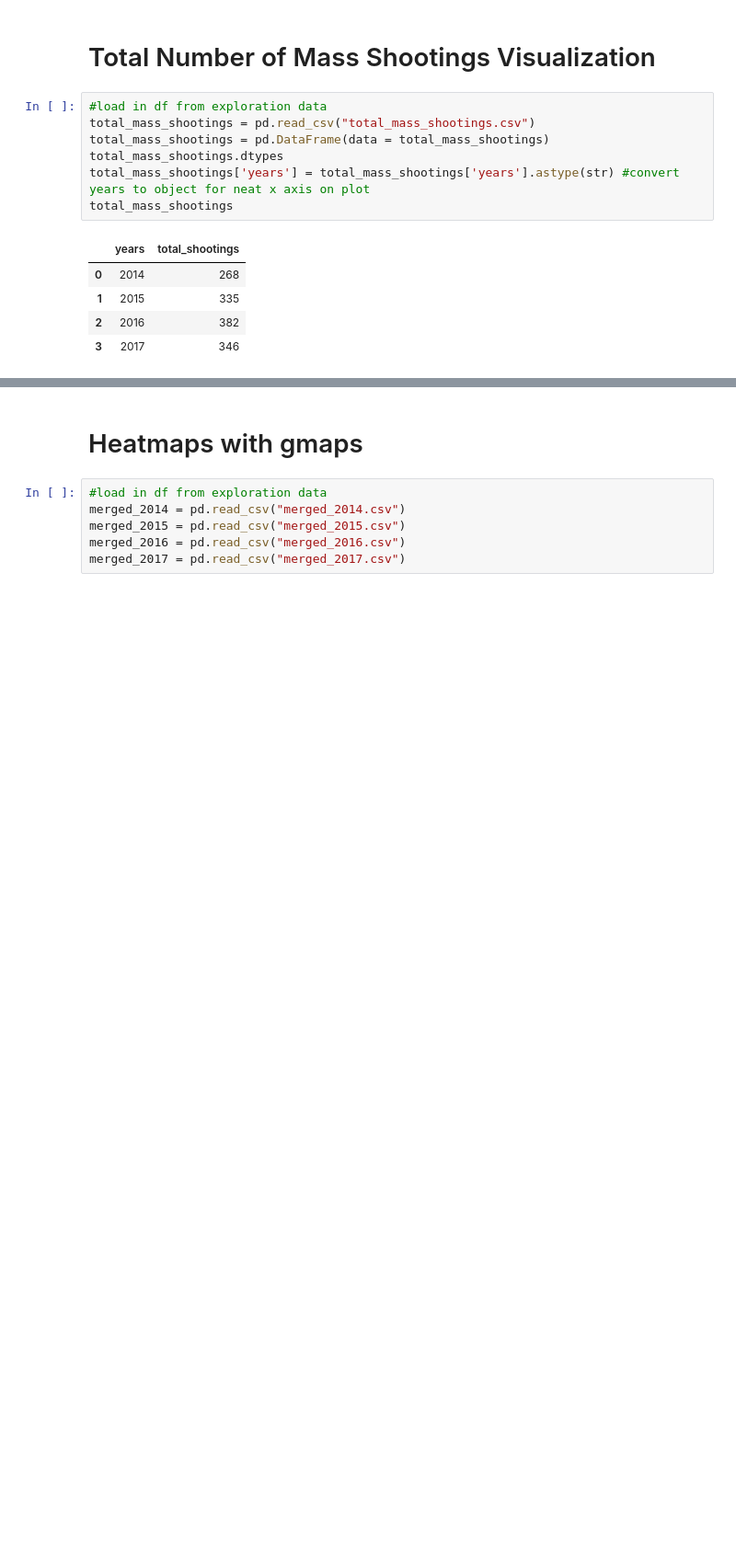
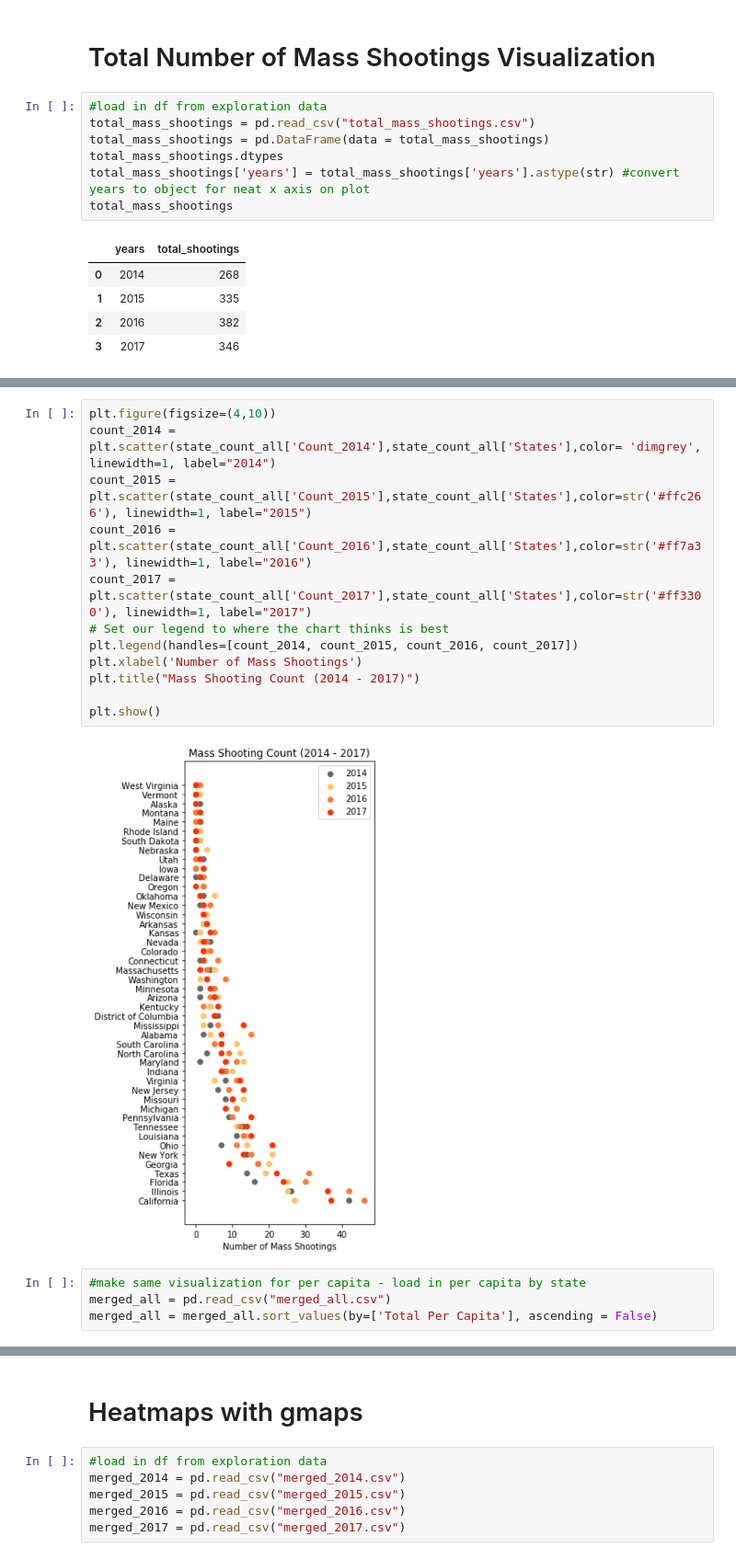
Before and after one commit to lprymak/Project1, a Jupyter notebook: Final_Data_Analysis.ipynb, the cells around one changed output, grey strips where cells are left out. Shown at 92% size. Cells and saved outputs as stored; diff of their text form; blank space fills up the shorter version.

```diff
--- a/Final_Data_Analysis.ipynb
+++ b/Final_Data_Analysis.ipynb
@@ -62,0 +83,18 @@ plt.savefig("Plots/Overall_Count.png")
+# %%
+plt.figure(figsize=(4,10))
+count_2014 = plt.scatter(state_count_all['Count_2014'],state_count_all['States'],color= 'dimgrey', linewidth=1, label="2014")
+count_2015 = plt.scatter(state_count_all['Count_2015'],state_count_all['States'],color=str('#ffc266'), linewidth=1, label="2015")
+count_2016 = plt.scatter(state_count_all['Count_2016'],state_count_all['States'],color=str('#ff7a33'), linewidth=1, label="2016")
+count_2017 = plt.scatter(state_count_all['Count_2017'],state_count_all['States'],color=str('#ff3300'), linewidth=1, label="2017")
+# Set our legend to where the chart thinks is best
+plt.legend(handles=[count_2014, count_2015, count_2016, count_2017])
+plt.xlabel('Number of Mass Shootings')
+plt.title("Mass Shooting Count (2014 - 2017)")
+
+plt.show()
+# %% [output]
+[figure, added]
+# %%
+#make same visualization for per capita - load in per capita by state
+merged_all = pd.read_csv("merged_all.csv")
+merged_all = merged_all.sort_values(by=['Total Per Capita'], ascending = False)
```
Also changed, not shown: parts of 30 cells of this notebook, 1 other file.
